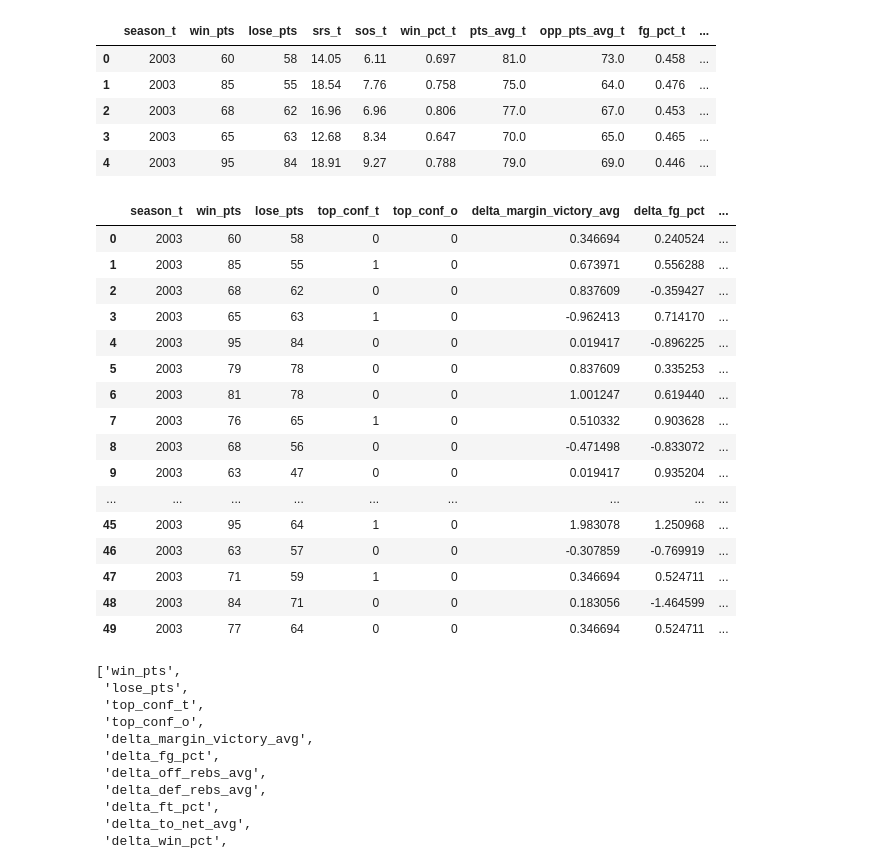
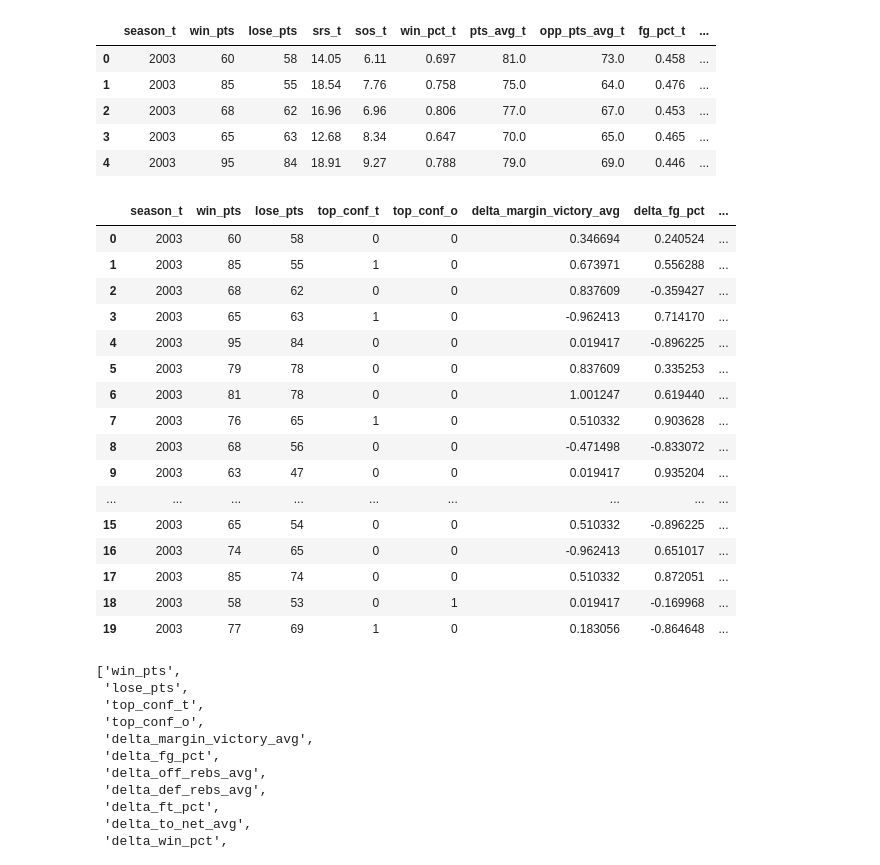
Before and after one commit to chipk215/ncaa_basketball, a Jupyter notebook: Models/Tournament_Model_LR-Delta_No_Opp_Stats.ipynb, the cells around one changed output. Drawn from its saved outputs; the diff is of its cells as text; code cells hidden in the pictures.

```diff
--- a/Models/Tournament_Model_LR-Delta_No_Opp_Stats.ipynb
+++ b/Models/Tournament_Model_LR-Delta_No_Opp_Stats.ipynb
@@ -146,6 +149,9 @@ numeric_feature_to_scale = ['delta_margin_victory_avg', 'delta_fg_pct', 'delta_o
                             'delta_rth', 'delta_col', 'delta_pom',
                             'delta_dol', 'delta_rpi', 'delta_mor']
 
+for item in numeric_feature_to_scale:
+    tourney_comp_ratings[item] = tourney_comp_ratings[item].astype(float)
+
 scaler =StandardScaler()
 tourney_comp_ratings[numeric_feature_to_scale] = scaler.fit_transform(tourney_comp_ratings[numeric_feature_to_scale])
 tourney_comp_ratings.head()
@@ -175,39 +181,39 @@ feature_data.drop(columns=['pts_avg_t','pts_avg_o', 'opp_pts_avg_t','opp_pts_avg
                                 'margin_victory_avg_t', 'margin_victory_avg_o',
                                 'poss_avg_t','poss_avg_o',
                                 'fg_pct_t','fg_pct_o',
                                 'off_rebs_avg_t','off_rebs_avg_o','def_rebs_avg_t','def_rebs_avg_o',
                                 'ft_pct_t','ft_pct_o',
                                 'to_avg_t','to_avg_o','steal_avg_t','steal_avg_o',
                                 'to_net_avg_t','to_net_avg_o',
                                 'win_pct_t','win_pct_o','off_rating_t','off_rating_o',
                                 'ft_att_avg_t','ft_att_avg_o','opp_pts_avg_t','opp_pts_avg_o',
                                 'srs_t','srs_o','sos_t','sos_o',
                                 'sag_t','sag_o','wlk_t','wlk_o','wol_t','wol_o',
                                 'rth_t','rth_o','col_t','col_o','pom_t','pom_o',
                                 'dol_t','dol_o','rpi_t','rpi_o','mor_t','mor_o'], inplace=True)
 
 
 # for now drop the delta seed features
 feature_data.drop(columns=['upset_seed_threshold'], inplace=True)
-feature_data.head(50)
+feature_data.head(20)
 # %% [output]
 |  | season_t | win_pts | lose_pts | top_conf_t | top_conf_o | delta_margin_victory_avg | delta_fg_pct | ... |
 | 0 | 2003 | 60 | 58 | 0 | 0 | 0.346694 | 0.240524 | ... |
 | 1 | 2003 | 85 | 55 | 1 | 0 | 0.673971 | 0.556288 | ... |
 | 2 | 2003 | 68 | 62 | 0 | 0 | 0.837609 | -0.359427 | ... |
 | 3 | 2003 | 65 | 63 | 1 | 0 | -0.962413 | 0.714170 | ... |
 | 4 | 2003 | 95 | 84 | 0 | 0 | 0.019417 | -0.896225 | ... |
 | 5 | 2003 | 79 | 78 | 0 | 0 | 0.837609 | 0.335253 | ... |
 | 6 | 2003 | 81 | 78 | 0 | 0 | 1.001247 | 0.619440 | ... |
 | 7 | 2003 | 76 | 65 | 1 | 0 | 0.510332 | 0.903628 | ... |
 | 8 | 2003 | 68 | 56 | 0 | 0 | -0.471498 | -0.833072 | ... |
 | 9 | 2003 | 63 | 47 | 0 | 0 | 0.019417 | 0.935204 | ... |
 | ... | ... | ... | ... | ... | ... | ... | ... | ... |
-| 45 | 2003 | 95 | 64 | 1 | 0 | 1.983078 | 1.250968 | ... |
-| 46 | 2003 | 63 | 57 | 0 | 0 | -0.307859 | -0.769919 | ... |
-| 47 | 2003 | 71 | 59 | 1 | 0 | 0.346694 | 0.524711 | ... |
-| 48 | 2003 | 84 | 71 | 0 | 0 | 0.183056 | -1.464599 | ... |
-| 49 | 2003 | 77 | 64 | 0 | 0 | 0.346694 | 0.524711 | ... |
+| 15 | 2003 | 65 | 54 | 0 | 0 | 0.510332 | -0.896225 | ... |
+| 16 | 2003 | 74 | 65 | 0 | 0 | -0.962413 | 0.651017 | ... |
+| 17 | 2003 | 85 | 74 | 0 | 0 | 0.510332 | 0.872051 | ... |
+| 18 | 2003 | 58 | 53 | 0 | 1 | 0.019417 | -0.169968 | ... |
+| 19 | 2003 | 77 | 69 | 1 | 0 | 0.183056 | -0.864648 | ... |
 # %%
 X= feature_data[feature_data['season_t']<= stop_tournament]
 y=tourney_comp_ratings[tourney_comp_ratings['season_t']<= stop_tournament]['game_result']
```
Also changed, not shown: parts of 4 cells of this notebook, 2 other files.
